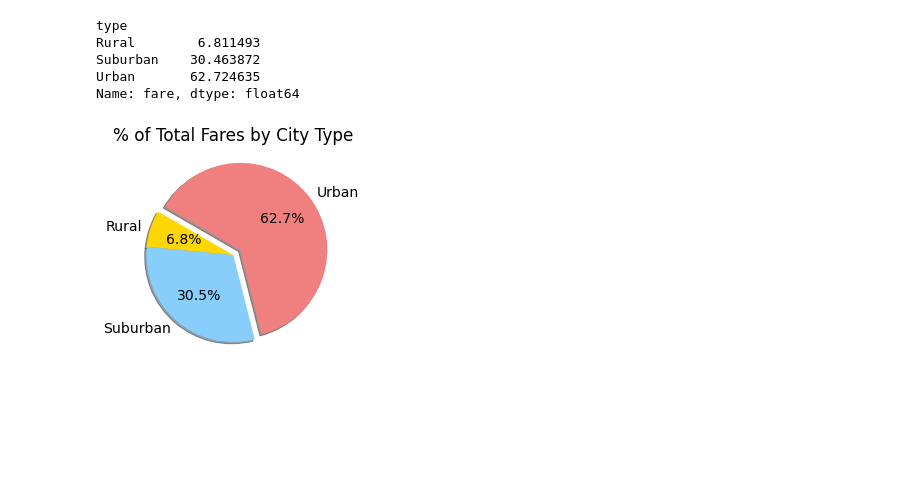
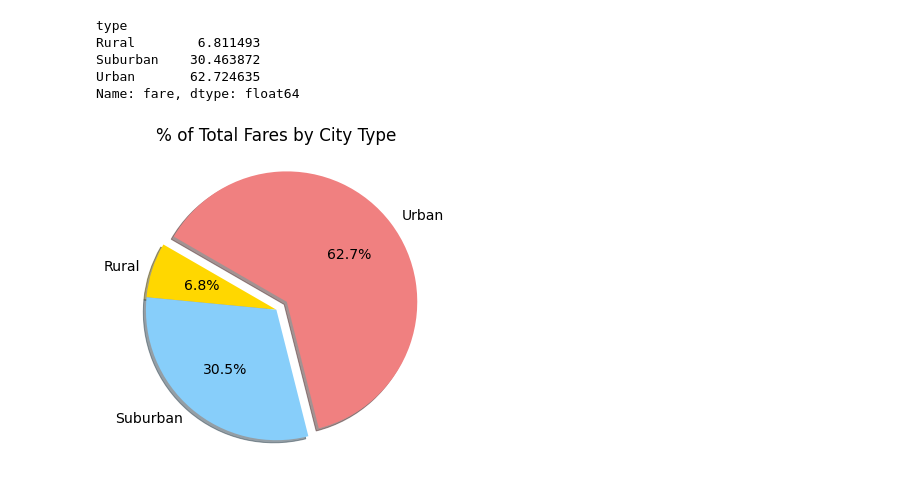
Before and after one commit to alexsherry21/PyBer_Analysis, a Jupyter notebook: PyBer.ipynb, the cells around one changed output. Cells and saved outputs as stored; diff of their text form; code cells hidden in the pictures; blank space fills up the shorter version.

Commit message:
pie chart for ride percentages

```diff
--- a/PyBer.ipynb
+++ b/PyBer.ipynb
@@ -569,17 +569,18 @@ Name: fare, dtype: float64
 # %%
 #import mpl to change plot configurations using rcparams
 import matplotlib as mpl
 #build the percentage of fares by city type pie chart
+plt.subplots(figsize=(10, 6))
 plt.pie(
     type_percents,
     labels=["Rural","Suburban","Urban"],
     colors=["gold", "lightskyblue", "lightcoral"],
     explode=[0,0,0.1],
     autopct="%1.1f%%",
     shadow=True, startangle=150)
 plt.title("% of Total Fares by City Type")
 #change the default font size from 10 to 14
 mpl.rcParams["font.size"]=14
-plt.savefig("analysis/")
+plt.savefig("analysis/fig5.png")
 # %% [output]
-[figure, old version]
+[figure, new version]
```
Also changed, not shown: parts of 2 cells of this notebook, 1 other file.
